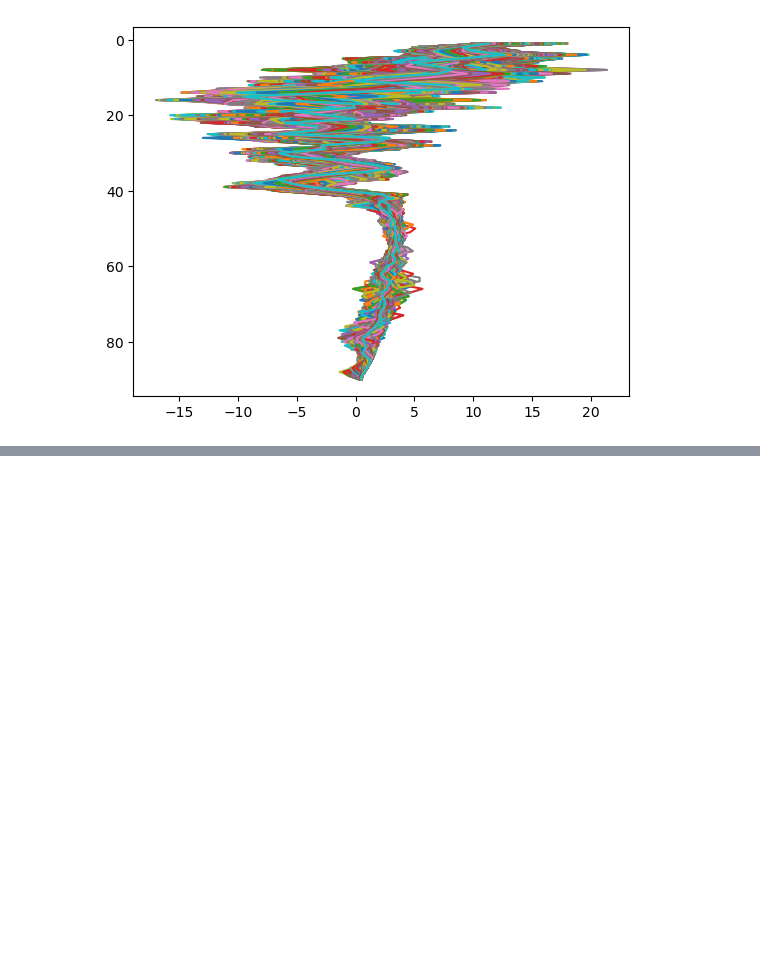
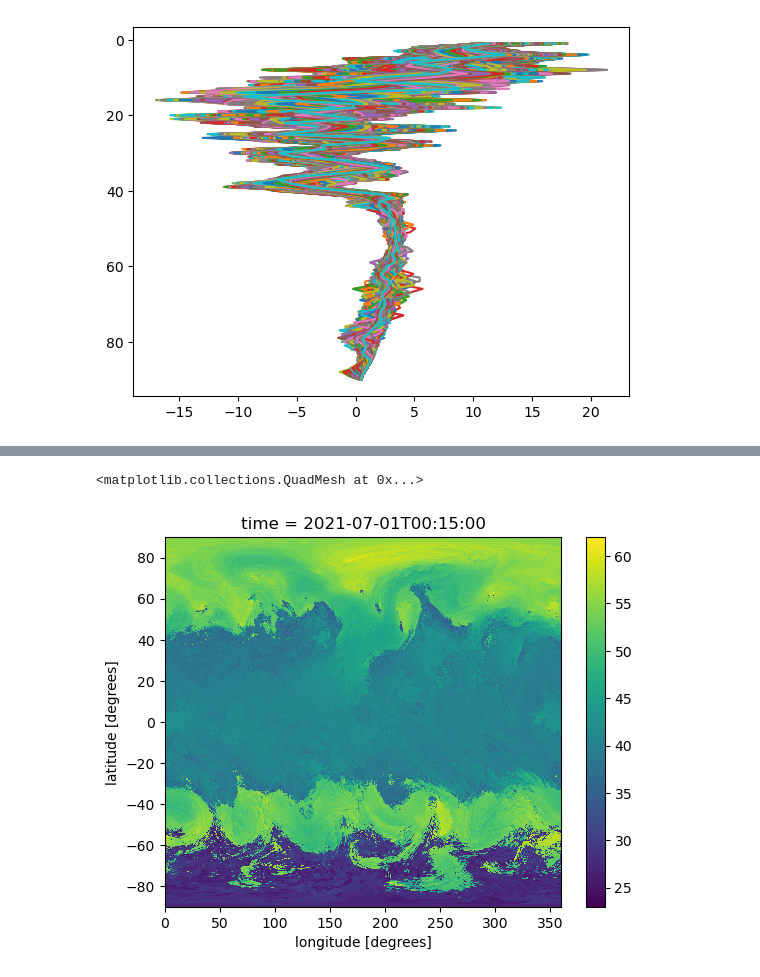
Before and after one commit to w-k-jones/mpi_hacakthon, a Jupyter notebook: 09_overshooting_tops.ipynb, the cells around one changed output, grey strips where cells are left out. Cells and saved outputs as stored; diff of their text form; code cells hidden in the pictures; blank space fills up the shorter version.

```diff
--- a/09_overshooting_tops.ipynb
+++ b/09_overshooting_tops.ipynb
@@ -277,4 +95,0 @@ Coordinates:
-# %%
-trop_level = lowest_inversion + T[:,:901:300,900:1200:50].loc[
-    xr.concat([lowest_inversion + i for i in range(-3,4)], dim="new_level").assign_coords({"new_level":range(-3,4)})
-].idxmin("new_level")
@@ -445,0 +187,5 @@ plt.gca().axvline(0, color="k", linestyle="--")
+# %%
+trop_levels.plot()
+# %% [output]
+<matplotlib.collections.QuadMesh at 0x...>
+[figure, added]
```
Also changed, not shown: parts of 46 cells of this notebook, 2 other files.
